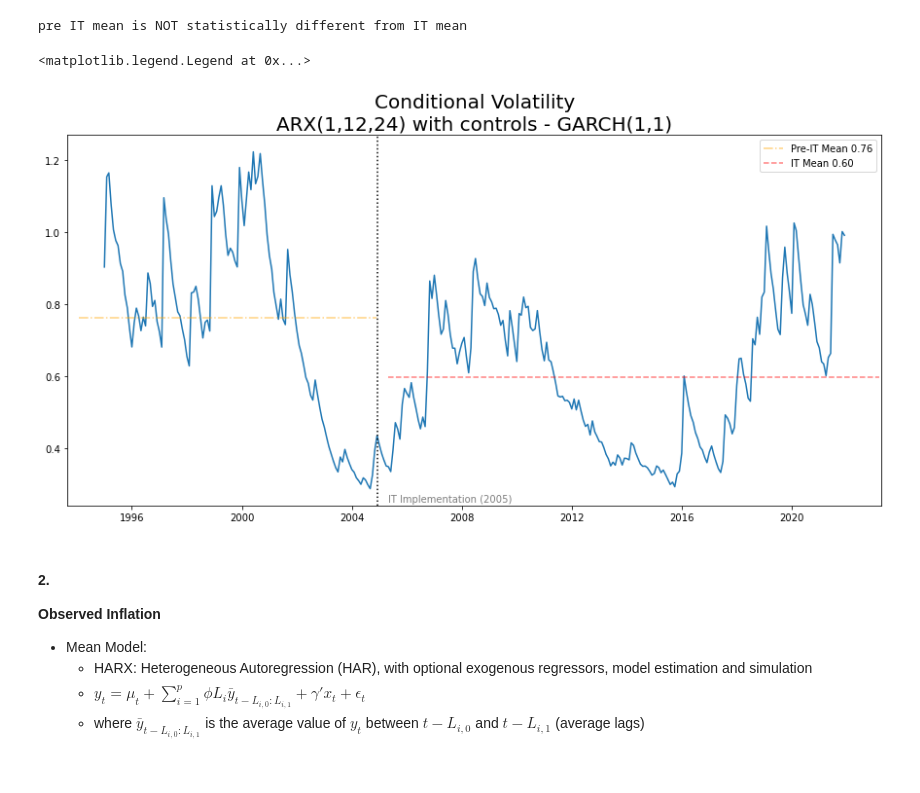
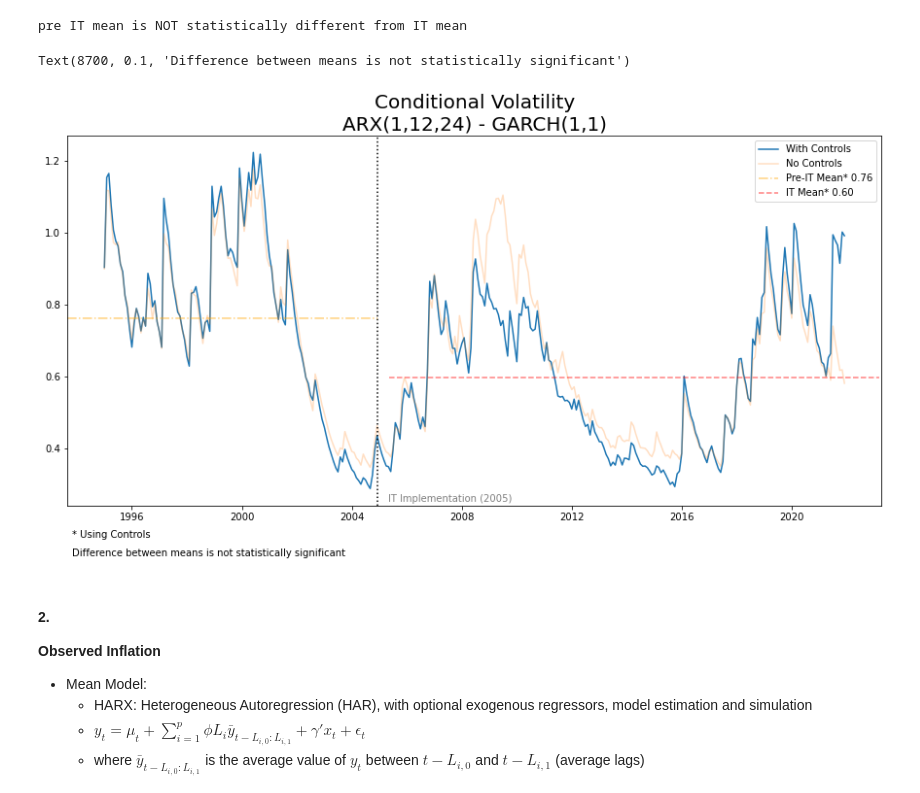
Before and after one commit to Marianojgm86/GARCH-CODES, a Jupyter notebook: 03_volatility_models.ipynb, the cells around one changed output. Drawn from its saved outputs; the diff is of its cells as text; code cells hidden in the pictures; blank space fills up the shorter version.

```diff
--- a/03_volatility_models.ipynb
+++ b/03_volatility_models.ipynb
@@ -735,0 +737,6 @@ plt.legend()
+# %%
+
+ar = ARX(simdf.v_cpi, lags=[1, 12, 24], constant=True) #HARCH
+ar.volatility = GARCH(p=1, o=0, q=1)
+resb1nc = ar.fit(disp=False)
+# resb1nc.summary()
@@ -741,9 +771,9 @@ resb1 = ar.fit(disp=False)
 # resb1.summary()
 # %%
 # Period averages and differences
-ITVolMean2bc  = resb1.conditional_volatility.loc['2005-01-01':].mean()
-PreVolMean2bc = resb1.conditional_volatility.loc[:'2004-12-01'].mean()
-print('difference:', PreVolMean2bc - ITVolMean2bc)
+ITVolMeanb1  = resb1.conditional_volatility.loc['2005-01-01':].mean()
+PreVolMeanb1 = resb1.conditional_volatility.loc[:'2004-12-01'].mean()
+print('difference:', PreVolMeanb1 - ITVolMeanb1)
 # %% [output]
 difference: 0.16496749912850373
 # %%
@@ -763,16 +793,21 @@ pre IT mean is NOT statistically different from IT mean
 # %%
 # pd.to_datetime(df_m.index[20])
 plt.figure(figsize=(15,7))
-plt.plot(resb1.conditional_volatility)
-plt.title('Conditional Volatility\nARX(1,12,24) with controls - GARCH(1,1)', fontsize=20)
+plt.plot(resb1.conditional_volatility, label='With Controls')
+plt.plot(resb1nc.conditional_volatility, alpha=0.25, label='No Controls')
+plt.title('Conditional Volatility\nARX(1,12,24) - GARCH(1,1)', fontsize=20)
 plt.axvline(x=pd.to_datetime('2004-12-01'), color='black', linestyle=':')
 plt.text(pd.to_datetime('2005-05-01'),0.25, 'IT Implementation (2005)', fontsize=10, alpha=0.5)
-plt.axhline(xmin=x0, xmax=x1, y=PreVolMean2bc, color='orange', alpha = 0.5, linestyle='-.', label='Pre-IT Mean {:.2f}'.format(PreVolMean2bc))
-plt.axhline(xmin=x2, xmax=x3, y=ITVolMean2bc, color='r', alpha = 0.5, linestyle='--', label='IT Mean {:.2f}'.format(ITVolMean2bc))
+plt.axhline(xmin=x0, xmax=x1-0.03, y=PreVolMeanb1, color='orange', alpha = 0.5, linestyle='-.', label='Pre-IT Mean* {:.2f}'.format(PreVolMeanb1))
+plt.axhline(xmin=x2-0.03, xmax=x3, y=ITVolMeanb1, color='r', alpha = 0.5, linestyle='--', label='IT Mean* {:.2f}'.format(ITVolMeanb1))
 plt.legend()
+
+
+plt.text(8700, 0.15,'* Using Controls', fontsize=10)
+plt.text(8700, 0.10,'Difference between means is not statistically significant', fontsize=10)
 # %% [output]
-<matplotlib.legend.Legend at 0x...>
+Text(8700, 0.1, 'Difference between means is not statistically significant')
-[figure, old version]
+[figure, new version]
 # %% [markdown]
 #### 2.
 **Observed Inflation**
```
Also changed, not shown: parts of 19 cells of this notebook.
